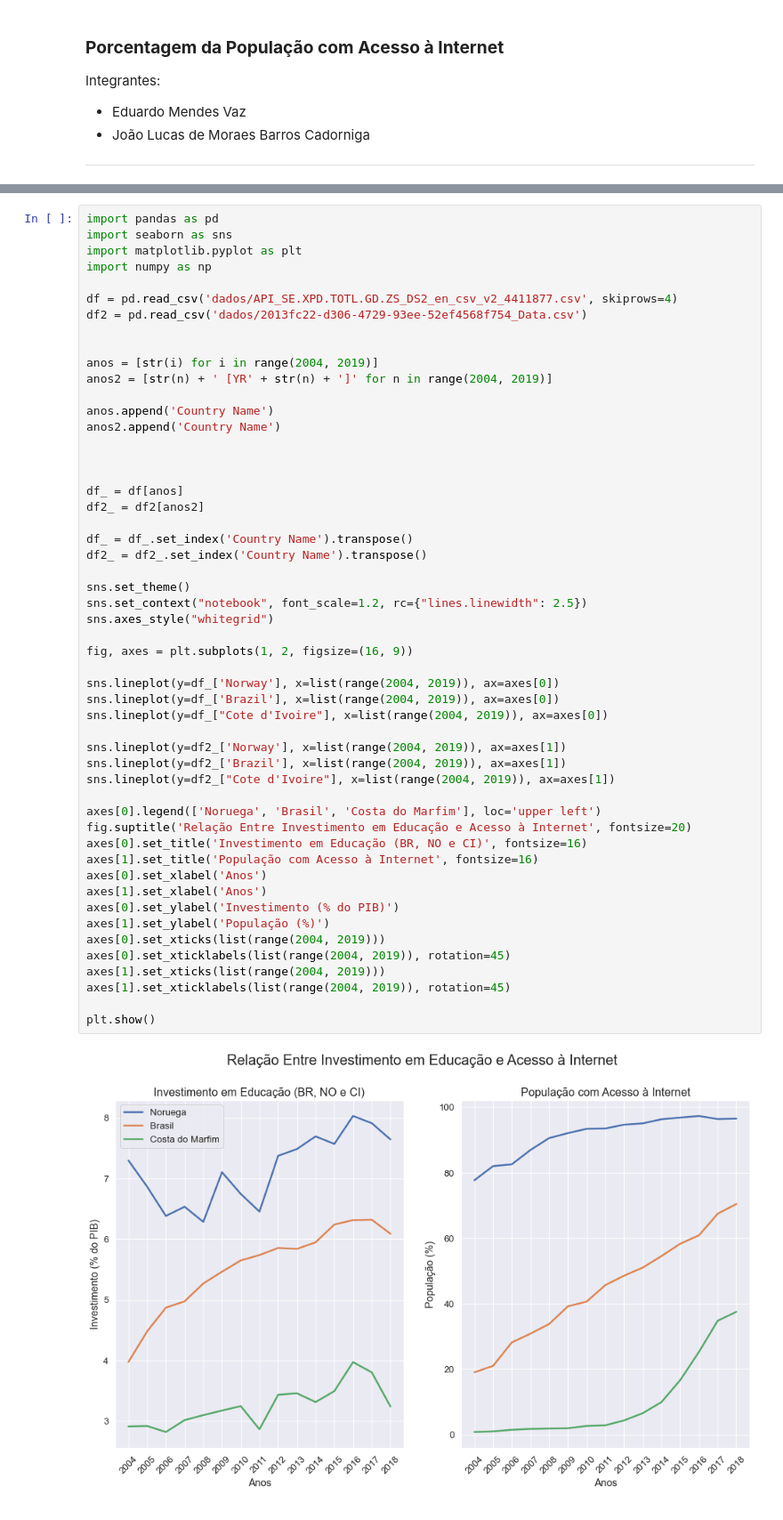
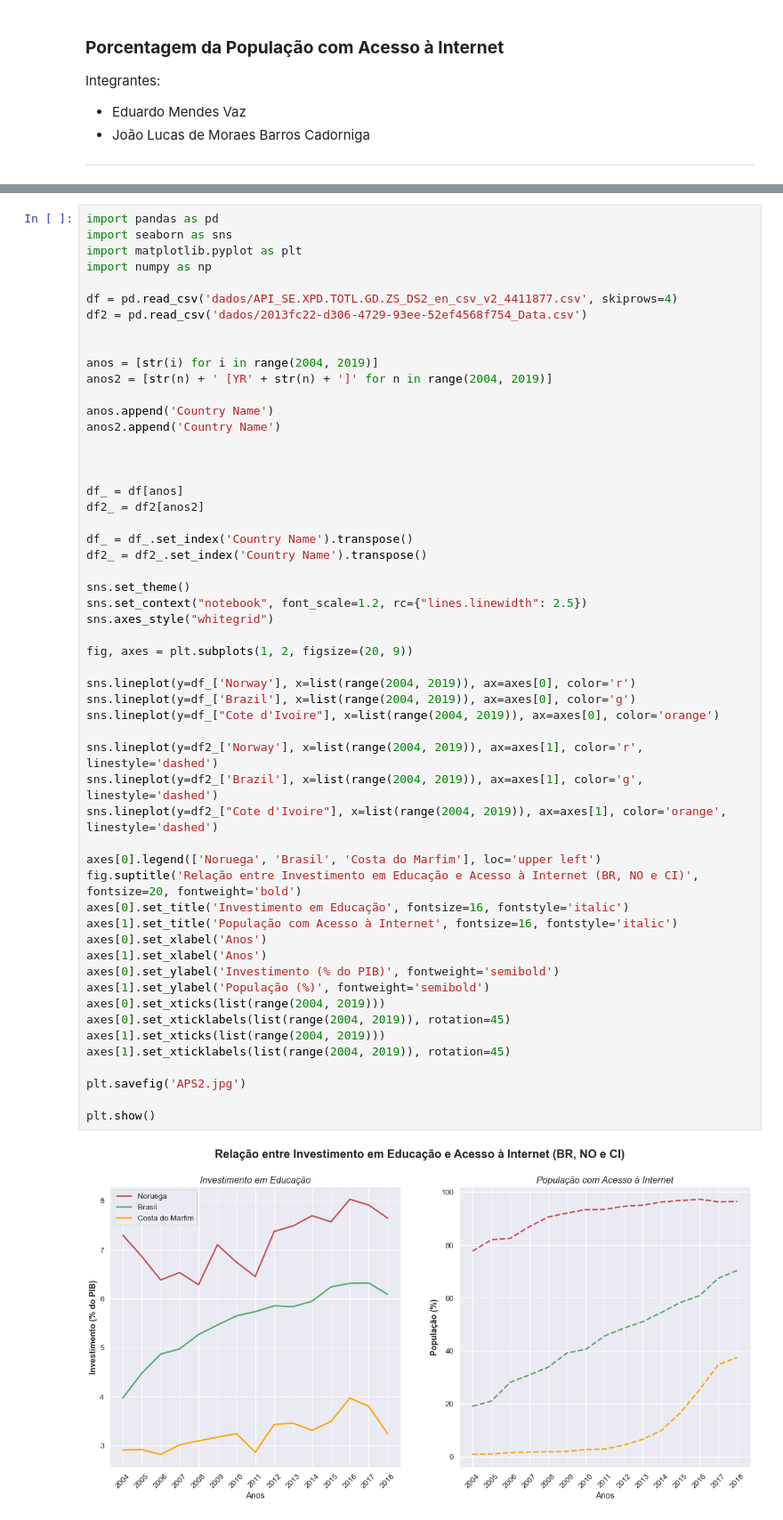
Before and after one commit to JoaoLucasMBC/aps-cdados-2022.2, a Jupyter notebook: APS2_Education.ipynb, the cells around one changed output, grey strips where cells are left out. Shown: that part at 89% size. Cells and saved outputs as stored; diff of their text form.

```diff
--- a/APS2_Education.ipynb
+++ b/APS2_Education.ipynb
@@ -42,46 +65,48 @@ anos = [str(i) for i in range(2004, 2019)]
 anos2 = [str(n) + ' [YR' + str(n) + ']' for n in range(2004, 2019)]
 
 anos.append('Country Name')
 anos2.append('Country Name')
 
 
 
 df_ = df[anos]
 df2_ = df2[anos2]
 
 df_ = df_.set_index('Country Name').transpose()
 df2_ = df2_.set_index('Country Name').transpose()
 
 sns.set_theme()
 sns.set_context("notebook", font_scale=1.2, rc={"lines.linewidth": 2.5})
 sns.axes_style("whitegrid")
 
-fig, axes = plt.subplots(1, 2, figsize=(16, 9))
+fig, axes = plt.subplots(1, 2, figsize=(20, 9))
 
-sns.lineplot(y=df_['Norway'], x=list(range(2004, 2019)), ax=axes[0])
-sns.lineplot(y=df_['Brazil'], x=list(range(2004, 2019)), ax=axes[0])
-sns.lineplot(y=df_["Cote d'Ivoire"], x=list(range(2004, 2019)), ax=axes[0])
+sns.lineplot(y=df_['Norway'], x=list(range(2004, 2019)), ax=axes[0], color='r')
+sns.lineplot(y=df_['Brazil'], x=list(range(2004, 2019)), ax=axes[0], color='g')
+sns.lineplot(y=df_["Cote d'Ivoire"], x=list(range(2004, 2019)), ax=axes[0], color='orange')
 
-sns.lineplot(y=df2_['Norway'], x=list(range(2004, 2019)), ax=axes[1])
-sns.lineplot(y=df2_['Brazil'], x=list(range(2004, 2019)), ax=axes[1])
-sns.lineplot(y=df2_["Cote d'Ivoire"], x=list(range(2004, 2019)), ax=axes[1])
+sns.lineplot(y=df2_['Norway'], x=list(range(2004, 2019)), ax=axes[1], color='r', linestyle='dashed')
+sns.lineplot(y=df2_['Brazil'], x=list(range(2004, 2019)), ax=axes[1], color='g', linestyle='dashed')
+sns.lineplot(y=df2_["Cote d'Ivoire"], x=list(range(2004, 2019)), ax=axes[1], color='orange', linestyle='dashed')
 
 axes[0].legend(['Noruega', 'Brasil', 'Costa do Marfim'], loc='upper left')
-fig.suptitle('Relação Entre Investimento em Educação e Acesso à Internet', fontsize=20)
-axes[0].set_title('Investimento em Educação (BR, NO e CI)', fontsize=16)
-axes[1].set_title('População com Acesso à Internet', fontsize=16)
+fig.suptitle('Relação entre Investimento em Educação e Acesso à Internet (BR, NO e CI)', fontsize=20, fontweight='bold')
+axes[0].set_title('Investimento em Educação', fontsize=16, fontstyle='italic')
+axes[1].set_title('População com Acesso à Internet', fontsize=16, fontstyle='italic')
 axes[0].set_xlabel('Anos')
 axes[1].set_xlabel('Anos')
-axes[0].set_ylabel('Investimento (% do PIB)')
-axes[1].set_ylabel('População (%)')
+axes[0].set_ylabel('Investimento (% do PIB)', fontweight='semibold')
+axes[1].set_ylabel('População (%)', fontweight='semibold')
 axes[0].set_xticks(list(range(2004, 2019)))
 axes[0].set_xticklabels(list(range(2004, 2019)), rotation=45)
 axes[1].set_xticks(list(range(2004, 2019)))
 axes[1].set_xticklabels(list(range(2004, 2019)), rotation=45)
 
+plt.savefig('APS2.jpg')
+
 plt.show()
 # %% [output]
-[figure, old version]
+[figure, new version]
 # %%
 df_ = df_[['Brazil', 'Norway', "Cote d'Ivoire"]]
 df2_ = df2_[['Brazil', 'Norway', "Cote d'Ivoire"]]
```
Also changed, not shown: parts of 2 cells of this notebook, 2 other files.
